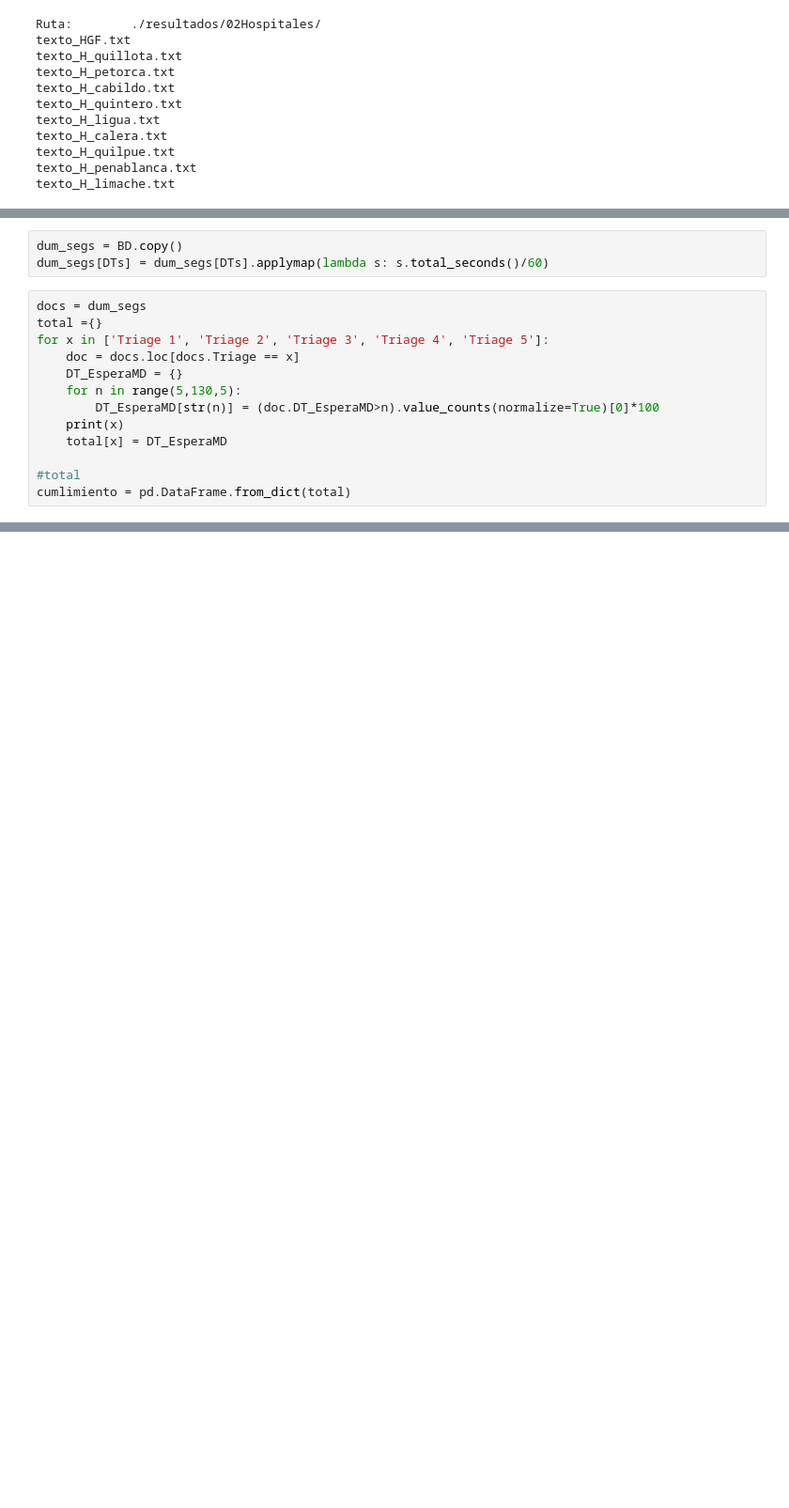
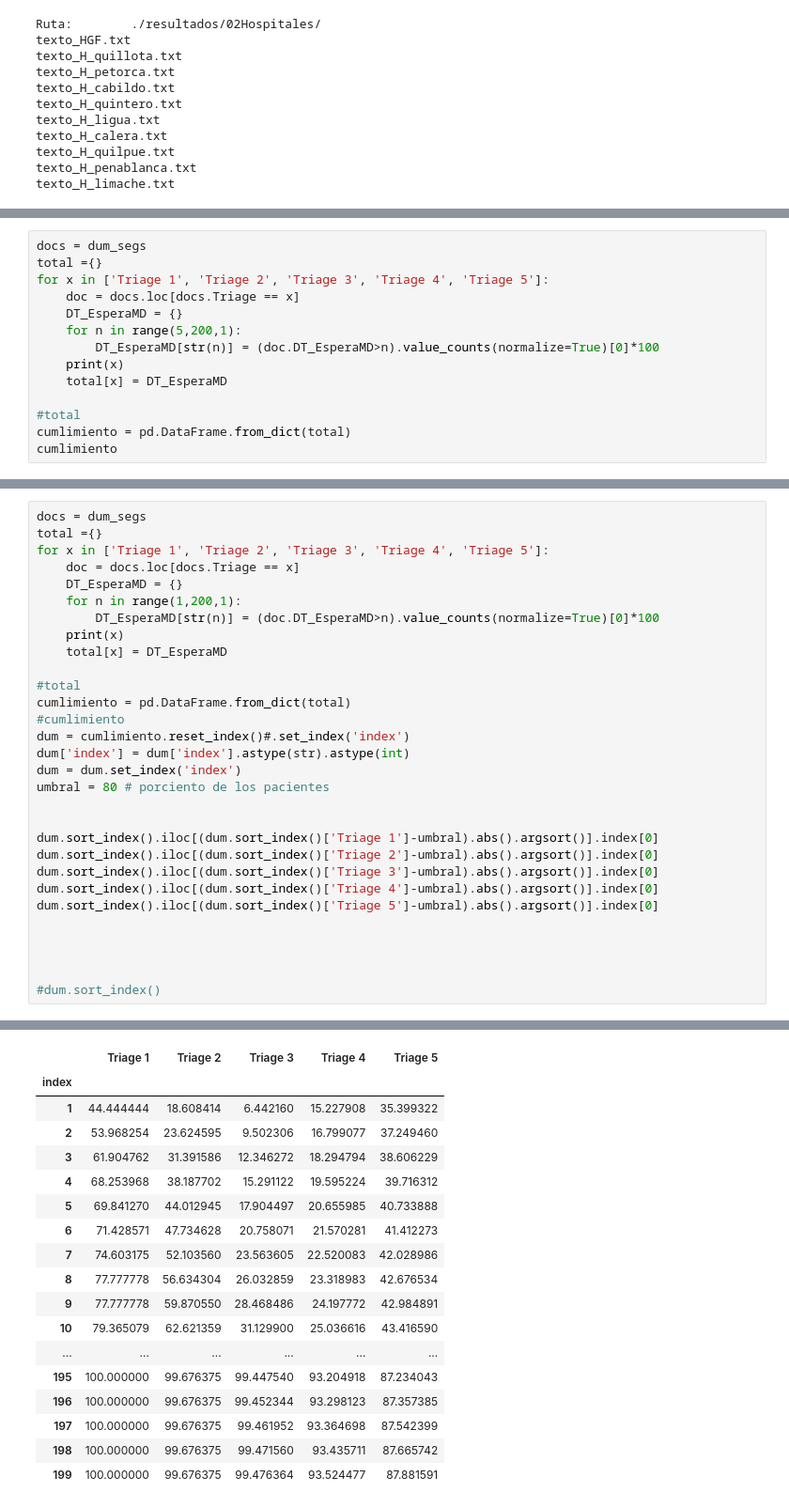
Before and after one commit to superegi/informeUEs, a Jupyter notebook: Descriptor de SSVQ.ipynb, the cells around one changed output, grey strips where cells are left out. Shown at 94% size. Cells and saved outputs as stored; diff of their text form; blank space fills up the shorter version.

```diff
--- a/Descriptor de SSVQ.ipynb
+++ b/Descriptor de SSVQ.ipynb
@@ -870,16 +900,14 @@ print((open(archivo_exportar + 'texto_HGF.txt').read()))
-# %%
-dum_segs = BD.copy()
-dum_segs[DTs] = dum_segs[DTs].applymap(lambda s: s.total_seconds()/60)
 # %%
 docs = dum_segs
 total ={}
 for x in ['Triage 1', 'Triage 2', 'Triage 3', 'Triage 4', 'Triage 5']:
     doc = docs.loc[docs.Triage == x]
     DT_EsperaMD = {}
-    for n in range(5,130,5):
+    for n in range(5,200,1):
         DT_EsperaMD[str(n)] = (doc.DT_EsperaMD>n).value_counts(normalize=True)[0]*100
     print(x)
     total[x] = DT_EsperaMD
 
 #total
 cumlimiento = pd.DataFrame.from_dict(total)
+cumlimiento
@@ -908,0 +972,31 @@ plt.xlabel('Hora del día')
+# %%
+docs = dum_segs
+total ={}
+for x in ['Triage 1', 'Triage 2', 'Triage 3', 'Triage 4', 'Triage 5']:
+    doc = docs.loc[docs.Triage == x]
+    DT_EsperaMD = {}
+    for n in range(1,200,1):
+        DT_EsperaMD[str(n)] = (doc.DT_EsperaMD>n).value_counts(normalize=True)[0]*100
+    print(x)
+    total[x] = DT_EsperaMD
+
+#total
+cumlimiento = pd.DataFrame.from_dict(total)
+#cumlimiento
+dum = cumlimiento.reset_index()#.set_index('index')
+dum['index'] = dum['index'].astype(str).astype(int)
+dum = dum.set_index('index')
+umbral = 80 # porciento de los pacientes
+
+
+dum.sort_index().iloc[(dum.sort_index()['Triage 1']-umbral).abs().argsort()].index[0]
+dum.sort_index().iloc[(dum.sort_index()['Triage 2']-umbral).abs().argsort()].index[0]
+dum.sort_index().iloc[(dum.sort_index()['Triage 3']-umbral).abs().argsort()].index[0]
+dum.sort_index().iloc[(dum.sort_index()['Triage 4']-umbral).abs().argsort()].index[0]
+dum.sort_index().iloc[(dum.sort_index()['Triage 5']-umbral).abs().argsort()].index[0]
+
+
+
+
+#dum.sort_index()
+# %% [output]
@@ -908,0 +1013,18 @@ plt.xlabel('Hora del día')
+|  | Triage 1 | Triage 2 | Triage 3 | Triage 4 | Triage 5 |
+| index |  |  |  |  |  |
+| 1 | 44.444444 | 18.608414 | 6.442160 | 15.227908 | 35.399322 |
+| 2 | 53.968254 | 23.624595 | 9.502306 | 16.799077 | 37.249460 |
+| 3 | 61.904762 | 31.391586 | 12.346272 | 18.294794 | 38.606229 |
+| 4 | 68.253968 | 38.187702 | 15.291122 | 19.595224 | 39.716312 |
+| 5 | 69.841270 | 44.012945 | 17.904497 | 20.655985 | 40.733888 |
+| 6 | 71.428571 | 47.734628 | 20.758071 | 21.570281 | 41.412273 |
+| 7 | 74.603175 | 52.103560 | 23.563605 | 22.520083 | 42.028986 |
+| 8 | 77.777778 | 56.634304 | 26.032859 | 23.318983 | 42.676534 |
+| 9 | 77.777778 | 59.870550 | 28.468486 | 24.197772 | 42.984891 |
+| 10 | 79.365079 | 62.621359 | 31.129900 | 25.036616 | 43.416590 |
+| ... | ... | ... | ... | ... | ... |
+| 195 | 100.000000 | 99.676375 | 99.447540 | 93.204918 | 87.234043 |
+| 196 | 100.000000 | 99.676375 | 99.452344 | 93.298123 | 87.357385 |
+| 197 | 100.000000 | 99.676375 | 99.461952 | 93.364698 | 87.542399 |
+| 198 | 100.000000 | 99.676375 | 99.471560 | 93.435711 | 87.665742 |
+| 199 | 100.000000 | 99.676375 | 99.476364 | 93.524477 | 87.881591 |
```
Also changed, not shown: parts of 8 cells of this notebook, 3 other files.
